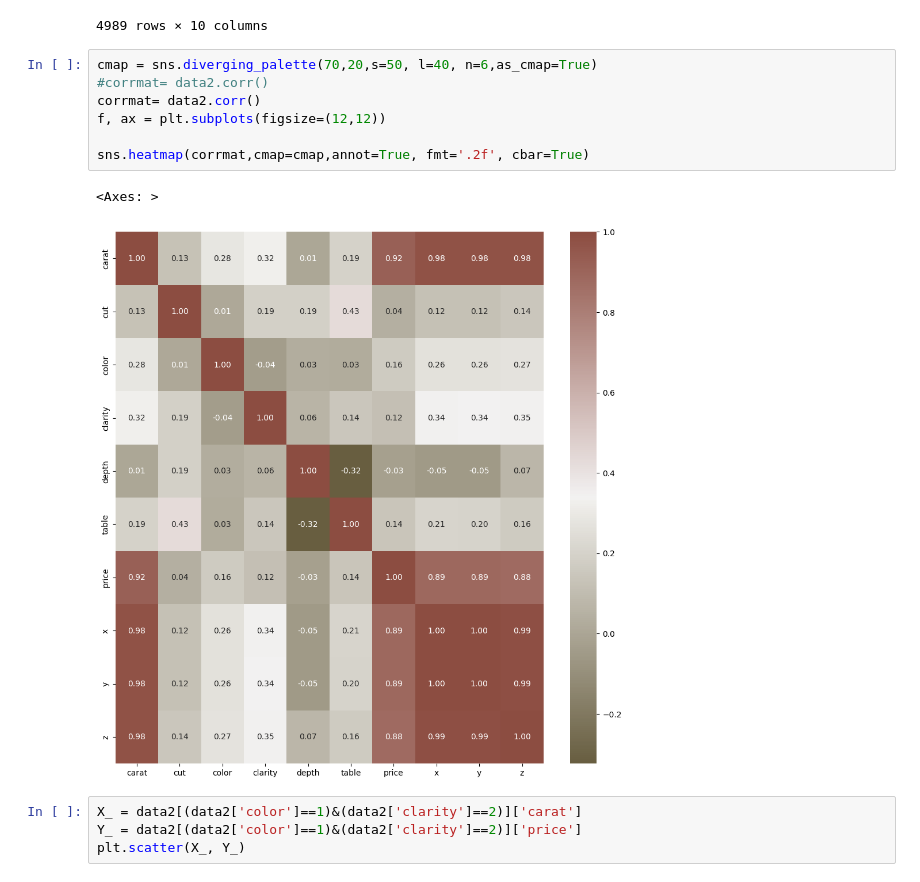
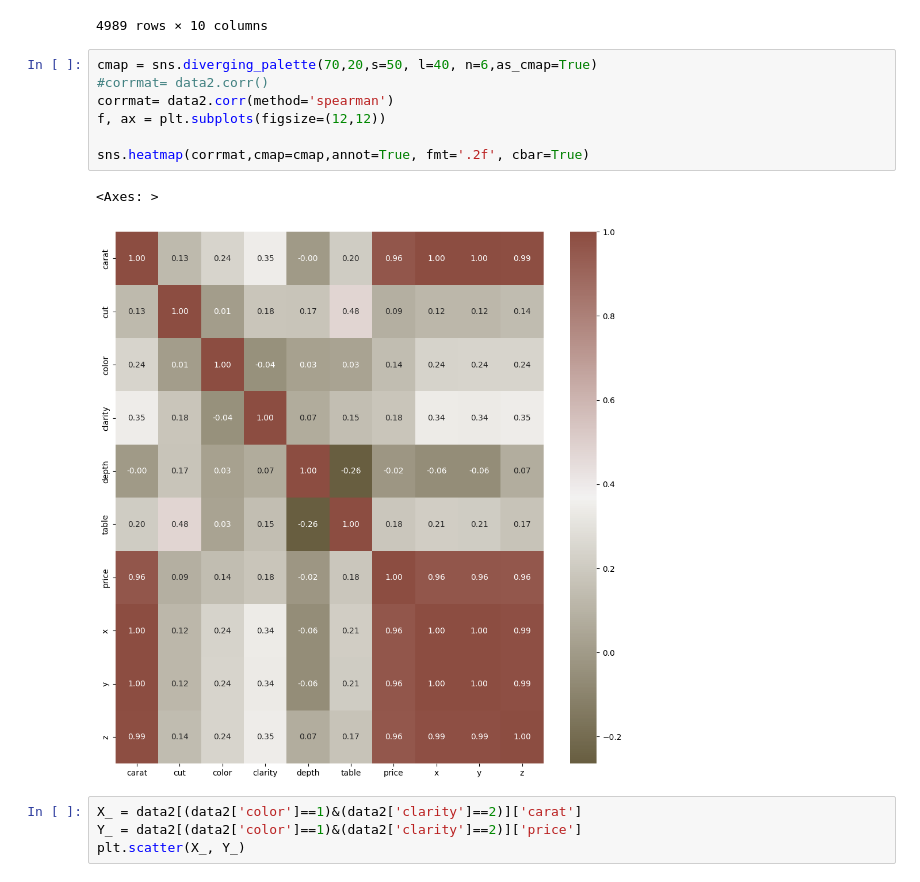
Before and after one commit to matiasleoni/diamonds-assignment, a Jupyter notebook: challenge1/main.ipynb, the cells around one changed output. Cells and saved outputs as stored; diff of their text form.

```diff
--- a/challenge1/main.ipynb
+++ b/challenge1/main.ipynb
@@ -166,13 +173,13 @@ data2
 # %%
 cmap = sns.diverging_palette(70,20,s=50, l=40, n=6,as_cmap=True)
 #corrmat= data2.corr()
-corrmat= data2.corr()
+corrmat= data2.corr(method='spearman')
 f, ax = plt.subplots(figsize=(12,12))
 
 sns.heatmap(corrmat,cmap=cmap,annot=True, fmt='.2f', cbar=True)
 # %% [output]
 <Axes: >
-[figure, old version]
+[figure, new version]
 # %%
 X_ = data2[(data2['color']==1)&(data2['clarity']==2)]['carat']
 Y_ = data2[(data2['color']==1)&(data2['clarity']==2)]['price']
```
Also changed, not shown: parts of 23 cells of this notebook, 1 other file.
